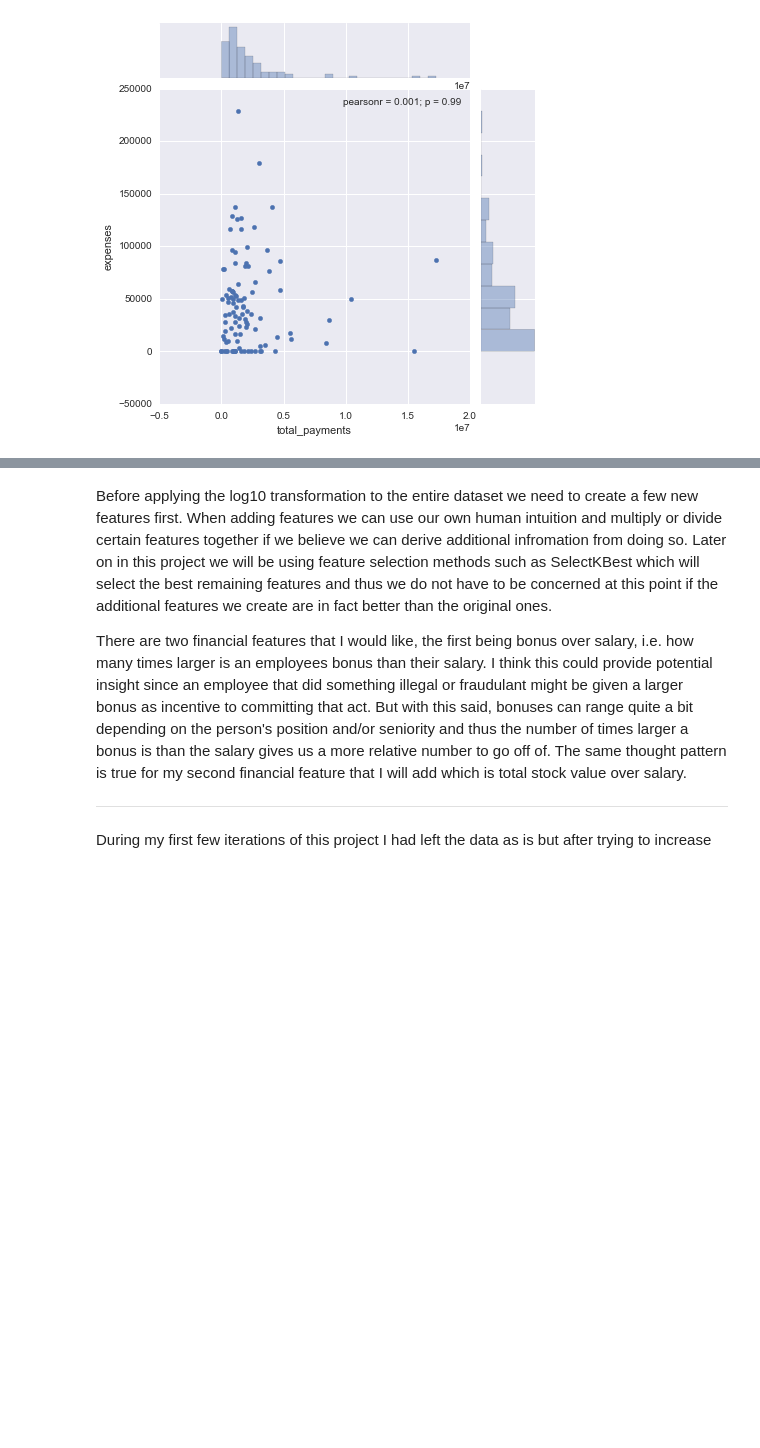
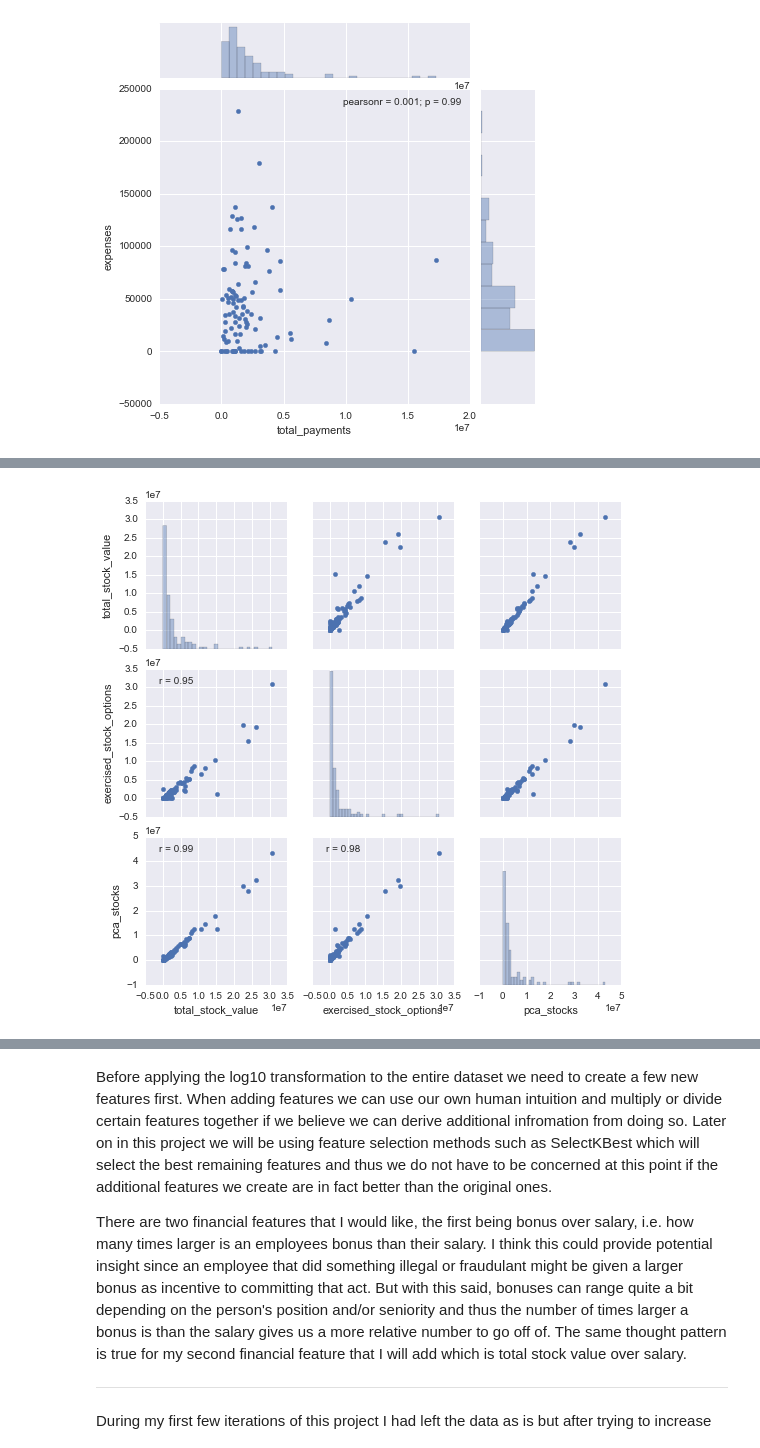
Before and after one commit to LayneNewhouse/Machine-Learning, a Jupyter notebook: Project5.ipynb, the cells around one changed output, grey strips where cells are left out. Cells and saved outputs as stored; diff of their text form; code cells hidden in the pictures; blank space fills up the shorter version.

```diff
--- a/Project5.ipynb
+++ b/Project5.ipynb
@@ -315,0 +347,13 @@ email_df = email_df.replace("NaN", 0)
+# %%
+pca = PCA(n_components=1)
+stocks = pca.fit_transform(financial_df[features])
+stocks = stocks-min(stocks)
+financial_df["pca_stocks"] = stocks
+#plot new pca stock feature with former stock features
+features = ["total_stock_value", "exercised_stock_options", "pca_stocks"]
+pair_grid(financial_df[features], "pairgrid_stocks_pca.png")
+#drop former stock features
+features = ["total_stock_value", "exercised_stock_options"]
+financial_df = financial_df.drop(features, 1)
+# %% [output]
+[figure, added]
```
Also changed, not shown: parts of 20 cells of this notebook.
